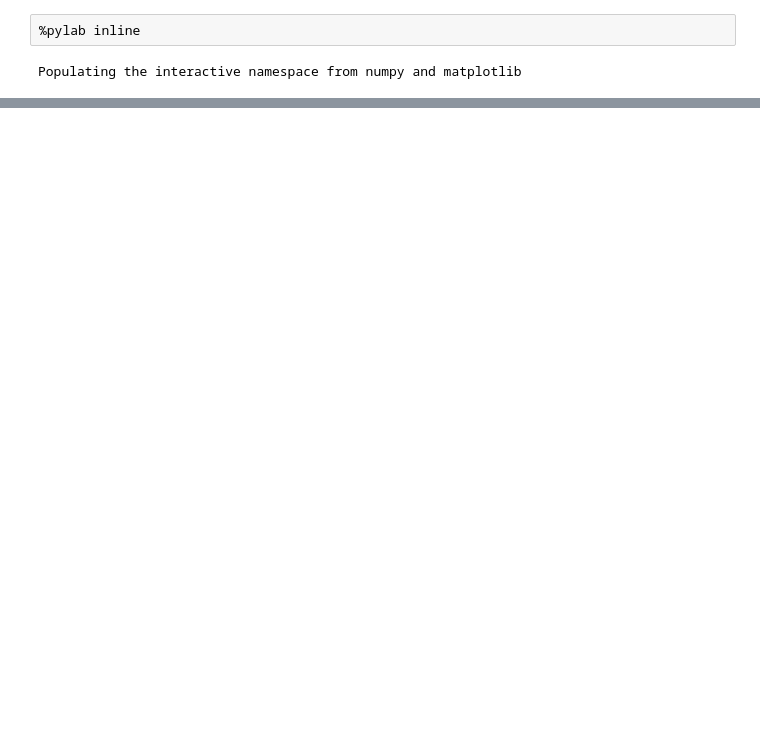
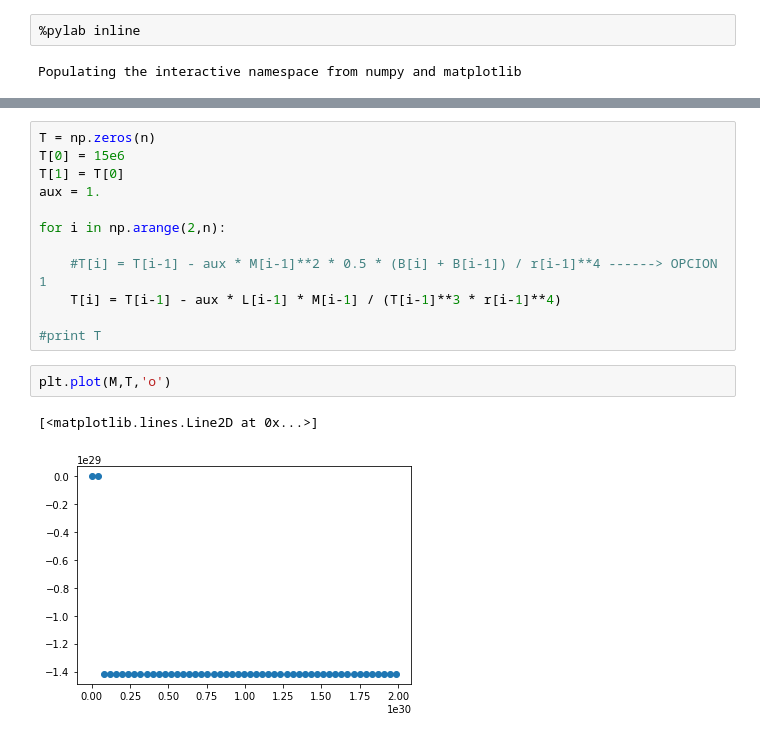
Before and after one commit to ornemarioni/metodos_numericos, a Jupyter notebook: evol_estel/evoluc_estelar.ipynb, the cells around one changed output, grey strips where cells are left out. Saved outputs shown, nothing was run; the diff lists cells and outputs as text; blank space fills up the shorter version.

```diff
--- a/evol_estel/evoluc_estelar.ipynb
+++ b/evol_estel/evoluc_estelar.ipynb
@@ -69,0 +123,17 @@ plt.plot(M,P)
+# %%
+T = np.zeros(n)
+T[0] = 15e6
+T[1] = T[0]
+aux = 1.
+
+for i in np.arange(2,n):
+
+    #T[i] = T[i-1] - aux * M[i-1]**2 * 0.5 * (B[i] + B[i-1]) / r[i-1]**4 ------> OPCION 1
+    T[i] = T[i-1] - aux * L[i-1] * M[i-1] / (T[i-1]**3 * r[i-1]**4)
+
+#print T
+# %%
+plt.plot(M,T,'o')
+# %% [output]
+[<matplotlib.lines.Line2D at 0x...>]
+[figure, added]
```
Also changed, not shown: parts of 12 cells of this notebook.
